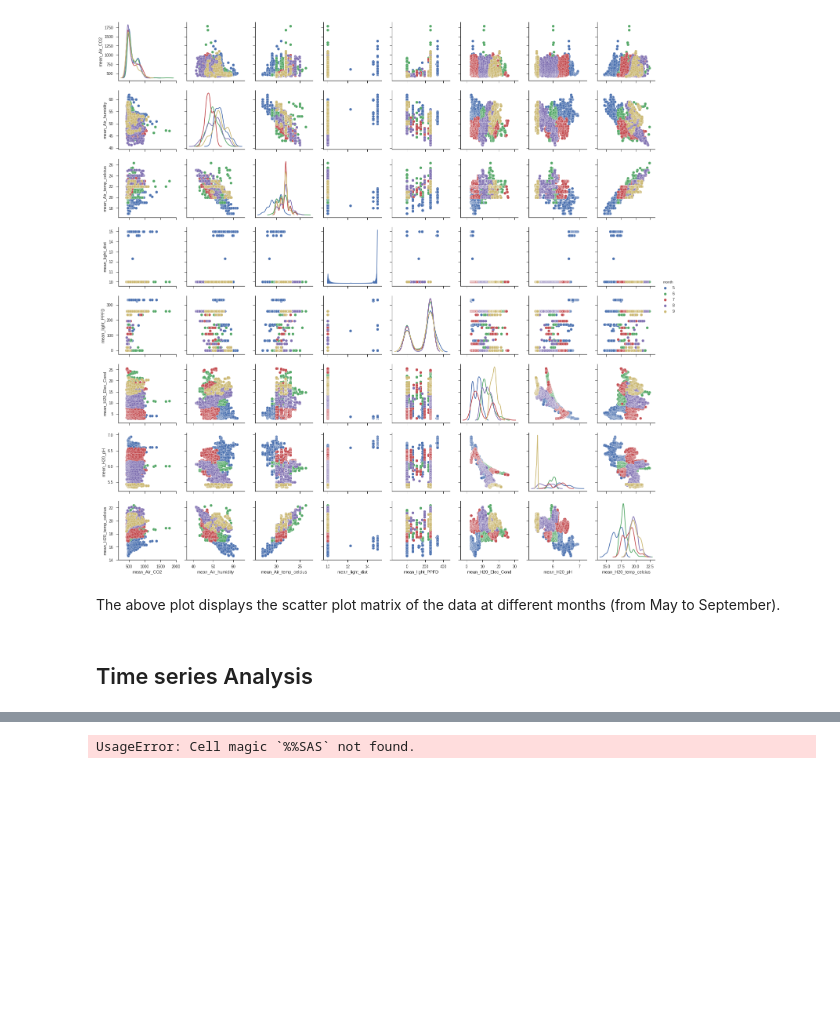
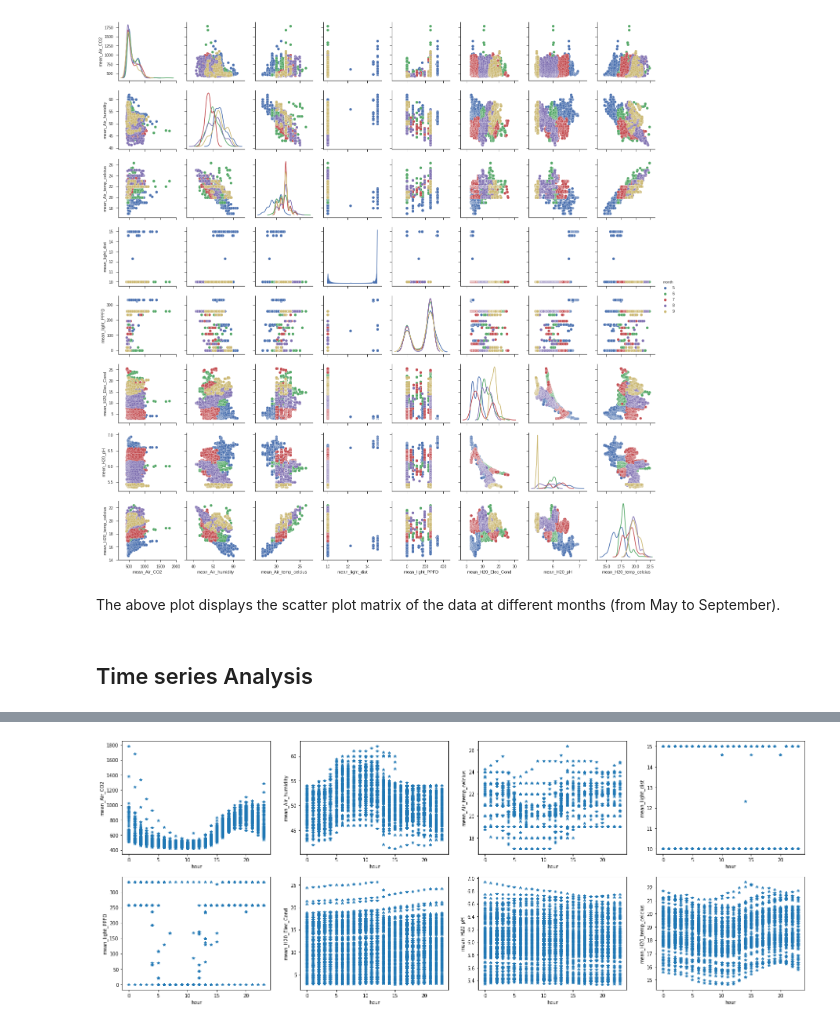
Before and after one commit to Skhosana/MIT-PFC-data, a Jupyter notebook: PCF_Exploratory+Analysis.ipynb, the cells around one changed output, grey strips where cells are left out. Saved outputs shown, nothing was run; the diff lists cells and outputs as text; code cells hidden in the pictures; blank space fills up the shorter version.

```diff
--- a/PCF_Exploratory+Analysis.ipynb
+++ b/PCF_Exploratory+Analysis.ipynb
@@ -233,13 +233,3 @@ sns.pairplot(data_mean,vars=varn,hue="month",diag_kind="kde")
 The above plot displays the scatter plot matrix of the data at different months (from May to September).
 # %% [markdown]
 ## Time series Analysis
-# %%
-fig,ax1=plt.subplots()
-ax2=ax1.twinx()
-for i in range(7):
-    for j in range(7):
-        if i!=j:
-            plt.subplot(7,7,(i+1)*(j+1))
-            ax1.plot(data_mean[["hour"]],data_mean[[i]])
-            ax2.plot(data_mean[["hour"]],data_mean[[j]])
-plt.show()
@@ -258,7 +236,9 @@ run;
-# %%
-%%SAS
-proc arima data=data plots=;
-identify var=mean_Air_CO2;
-run;
-# %% [output]
-UsageError: Cell magic `%%SAS` not found.
+# %%
+for i in range(8):
+    plt.subplot(2,4,i+1)
+    plt.plot(data_mean[["hour"]],data_mean[data_mean.columns[i+3]],"*")
+    plt.xlabel("hour")
+    plt.ylabel(data_mean.columns[i+3])
+plt.subplots_adjust(top=2,bottom=0.2,left=0.2,right=3.5)
+# %% [output]
+[figure, added]
```
Also changed, not shown: parts of 2 cells of this notebook.
